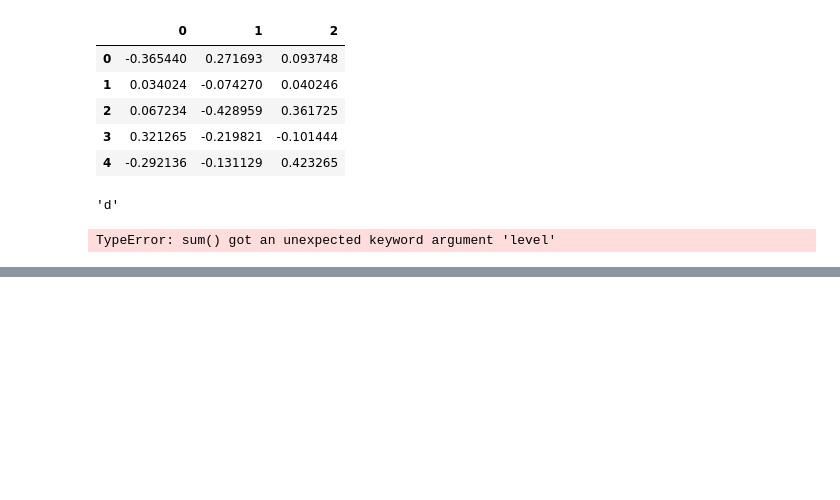
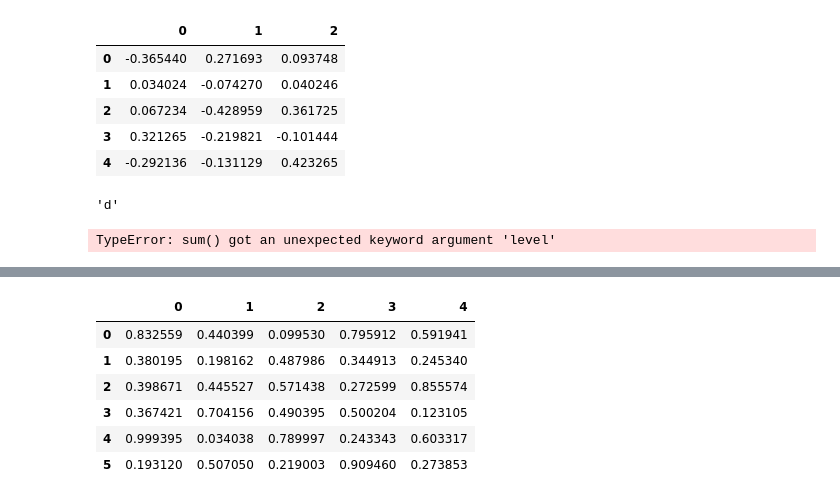
Before and after one commit to dujufei78/Pypro, a Jupyter notebook: 数据分析/Pandas/Pandas练习题/Pandas-50题.ipynb, the cells around one changed output, grey strips where cells are left out. Saved outputs shown, nothing was run; the diff lists cells and outputs as text; code cells hidden in the pictures; blank space fills up the shorter version.

```diff
--- a/数据分析/Pandas/Pandas练习题/Pandas-50题.ipynb
+++ b/数据分析/Pandas/Pandas练习题/Pandas-50题.ipynb
@@ -274,0 +315,13 @@ TypeError: sum() got an unexpected keyword argument 'level'
+# %%
+# 29.一个全数值的DataFrame，返回最大3值的坐标
+df = pd.DataFrame(np.random.random(size=(6,5)))
+df.unstack()
+df
+# %% [output]
+|  | 0 | 1 | 2 | 3 | 4 |
+| 0 | 0.832559 | 0.440399 | 0.099530 | 0.795912 | 0.591941 |
+| 1 | 0.380195 | 0.198162 | 0.487986 | 0.344913 | 0.245340 |
+| 2 | 0.398671 | 0.445527 | 0.571438 | 0.272599 | 0.855574 |
+| 3 | 0.367421 | 0.704156 | 0.490395 | 0.500204 | 0.123105 |
+| 4 | 0.999395 | 0.034038 | 0.789997 | 0.243343 | 0.603317 |
+| 5 | 0.193120 | 0.507050 | 0.219003 | 0.909460 | 0.273853 |
```
Also changed, not shown: parts of 3 cells of this notebook, 1 other file.
